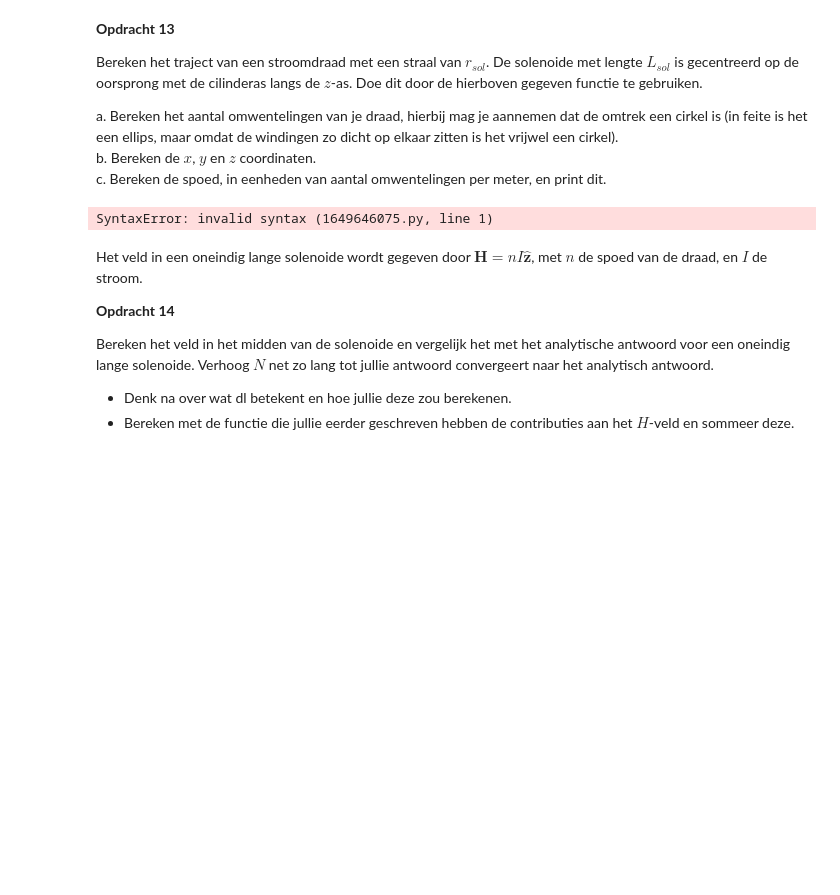
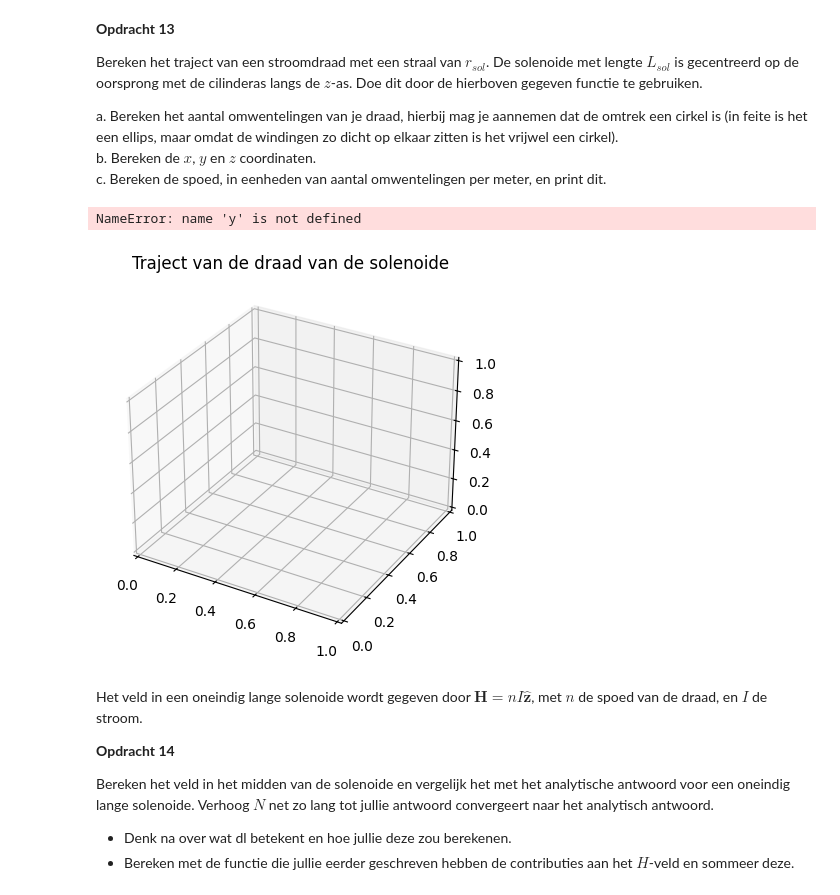
Before and after one commit to owesdorp/opdrachten-DEF-D, a Jupyter notebook: DigitaleOntwerpopdrachten/2KrachtactuatorOpdracht/2KrachtactuatorOpdracht/KrachtactuatorOpdracht.ipynb, the cells around one changed output. Saved outputs shown, nothing was run; the diff lists cells and outputs as text; code cells hidden in the pictures; blank space fills up the shorter version.

```diff
--- a/DigitaleOntwerpopdrachten/2KrachtactuatorOpdracht/2KrachtactuatorOpdracht/KrachtactuatorOpdracht.ipynb
+++ b/DigitaleOntwerpopdrachten/2KrachtactuatorOpdracht/2KrachtactuatorOpdracht/KrachtactuatorOpdracht.ipynb
@@ -565,19 +565,20 @@ a. Bereken het aantal omwentelingen van je draad, hierbij mag je aannemen dat de
 b. Bereken de $x$, $y$ en $z$ coordinaten.\
 c. Bereken de spoed, in eenheden van aantal omwentelingen per meter, en print dit.
 # %%
-l_draad = # Lengte draad
-r_sol = # Straal solenoide
-L_sol = # Lengte solenoide
-N = # Aantal wikkeling
+#l_draad = # Lengte draad
+#r_sol = # Straal solenoide
+#L_sol = # Lengte solenoide
+#N = # Aantal wikkeling
 
 # Enkele plots
 ax=plt.figure().add_subplot(projection='3d')
 plt.title('Traject van de draad van de solenoide')
 plt.plot(x, y, z, '-r', linewidth=0.1)
 ax.set_box_aspect(aspect=None, zoom=0.8)
 ax.set_xlabel('x (m)'), ax.set_ylabel('y (m)'), ax.set_zlabel('z (m)')
 # %% [output]
-SyntaxError: invalid syntax (1649646075.py, line 1)
+NameError: name 'y' is not defined
+[figure, added]
 # %% [markdown]
 Het veld in een oneindig lange solenoide wordt gegeven door $\mathbf{H} = n I \hat{\mathbf{z}}$, met $n$ de spoed van de draad, en $I$ de stroom.
 
```
